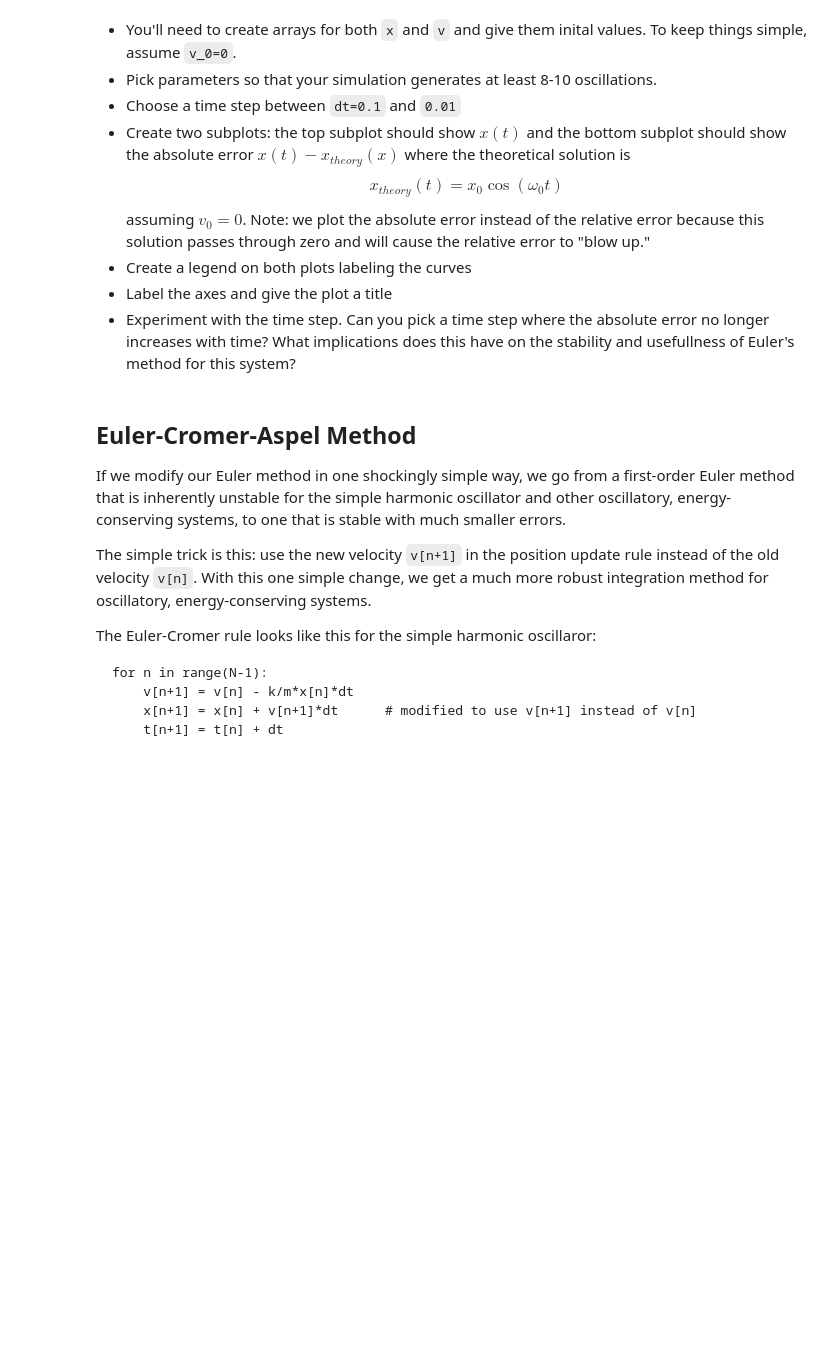
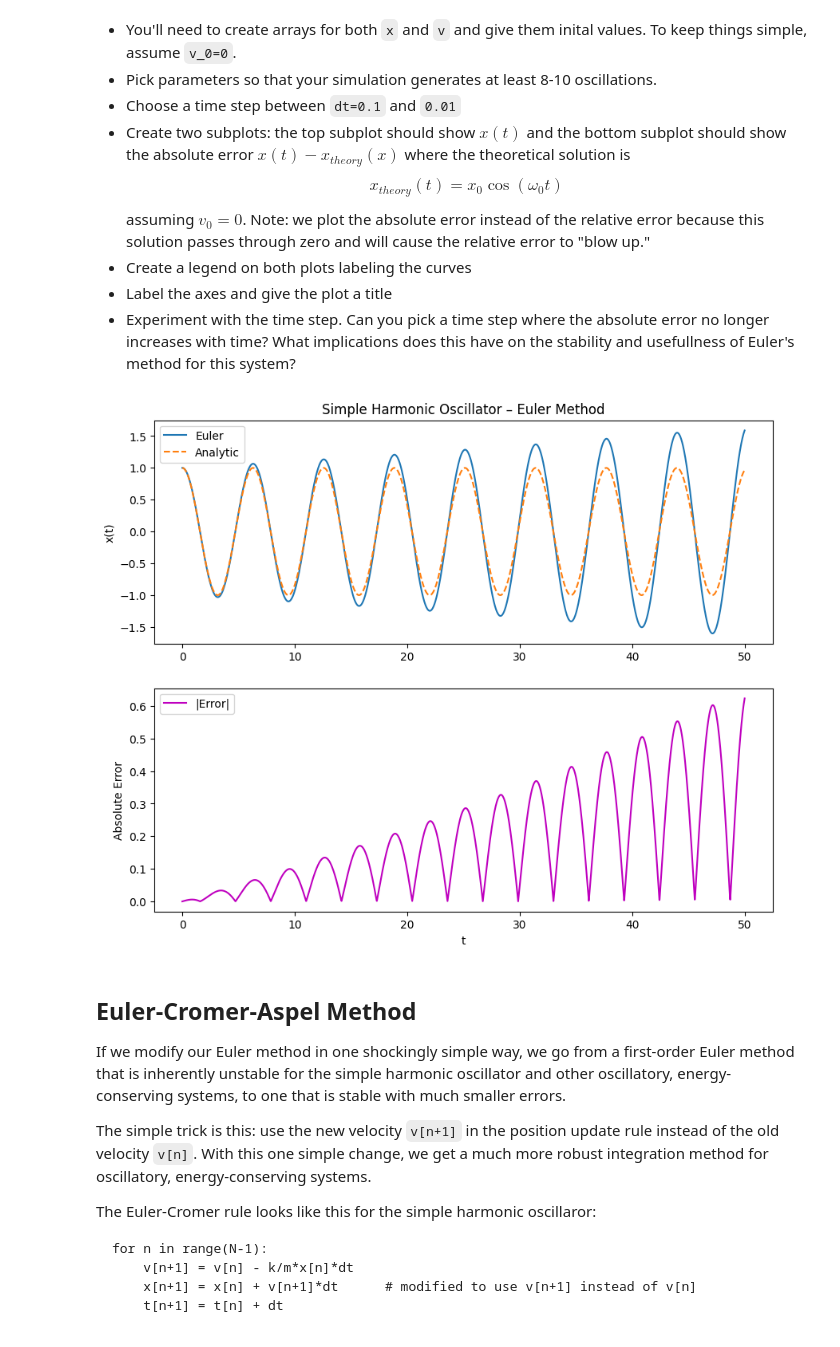
Before and after one commit to morganpatito/Computational-Physics, a Jupyter notebook: ode/ode_1.ipynb, the cells around one changed output. Drawn from its saved outputs; the diff is of its cells as text; code cells hidden in the pictures; blank space fills up the shorter version.

```diff
--- a/ode/ode_1.ipynb
+++ b/ode/ode_1.ipynb
@@ -211,3 +281,56 @@ $$ x_{theory}(t) = x_0 \cos(\omega_0 t)$$ assuming $v_0=0$. Note:  we plot the a
+# %%
+# your code here
+import numpy as np
+import matplotlib.pyplot as plt
+
+######### PARAMETERS #########
+x0 = 1
+v0 = 0
+omega0 = 1.0
+dt = 0.02
+tmax = 50
+
+######### ARRAYS #########
+N = int(tmax/dt) + 1
+x = np.zeros(N)
+v = np.zeros(N)
+t = np.zeros(N)
+
+x[0] = x0
+v[0] = v0
+
+######### EULER INTEGRATION #########
+for n in range(N-1):
+    a = -omega0**2 * x[n]
+    x[n+1] = x[n] + v[n] * dt
+    v[n+1] = v[n] + a * dt
+    t[n+1] = t[n] + dt
+
+######### TRUE SOLUTION #########
+x_true = x0 * np.cos(omega0 * t)
+
+######### ERROR #########
+abs_error = np.abs(x - x_true)
+
+######### PLOTS #########
+plt.figure(figsize=(10,8))
+
+plt.subplot(2,1,1)
+plt.plot(t, x, label="Euler")
+plt.plot(t, x_true, '--', label="Analytic")
+plt.title("Simple Harmonic Oscillator – Euler Method")
+plt.ylabel("x(t)")
+plt.legend()
+
+plt.subplot(2,1,2)
+plt.plot(t, abs_error, 'm', label="|Error|")
+plt.xlabel("t")
+plt.ylabel("Absolute Error")
+plt.legend()
+
+plt.show()
+# %% [output]
+[figure, added]
 # %% [markdown]
 ## Euler-Cromer-Aspel Method
 
```
Also changed, not shown: parts of 10 cells of this notebook.
